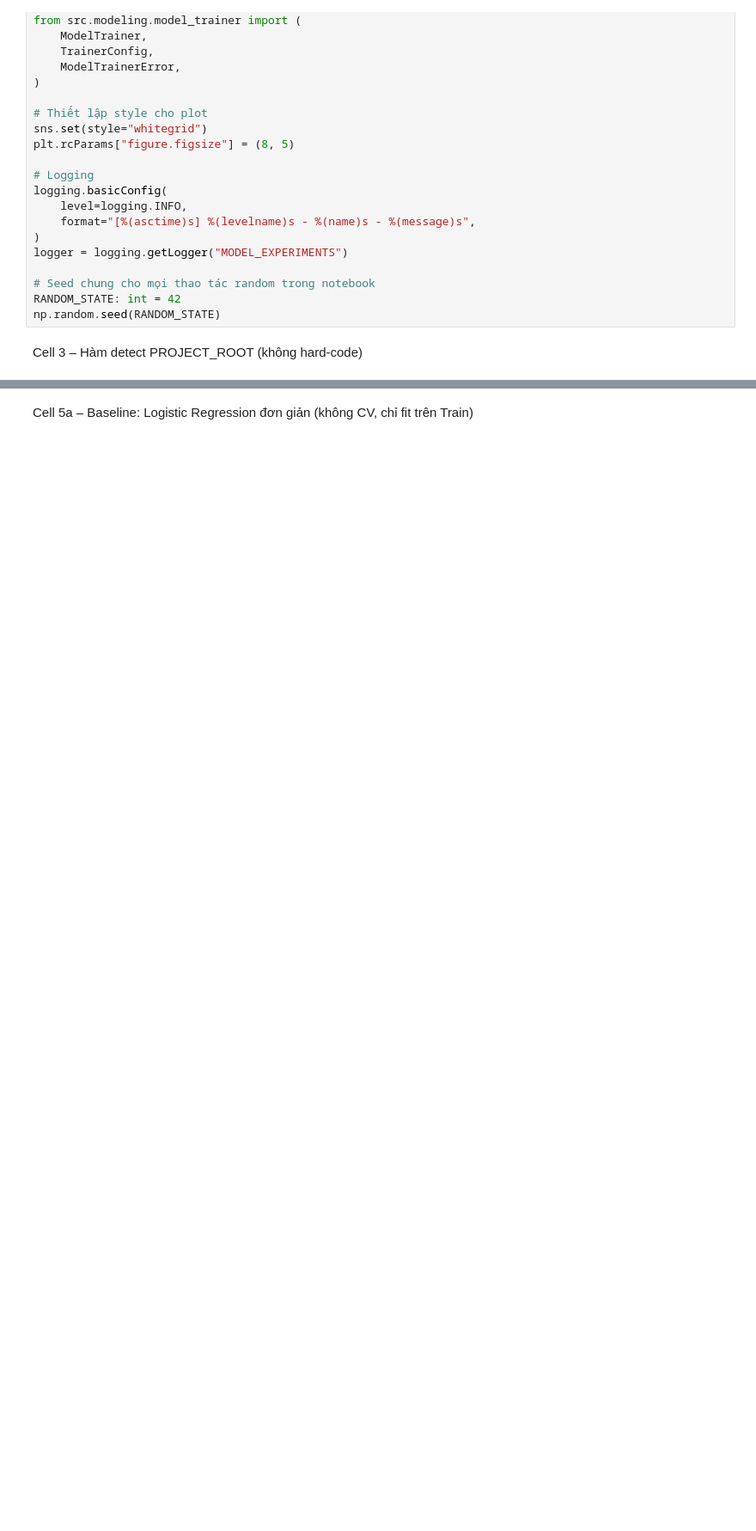
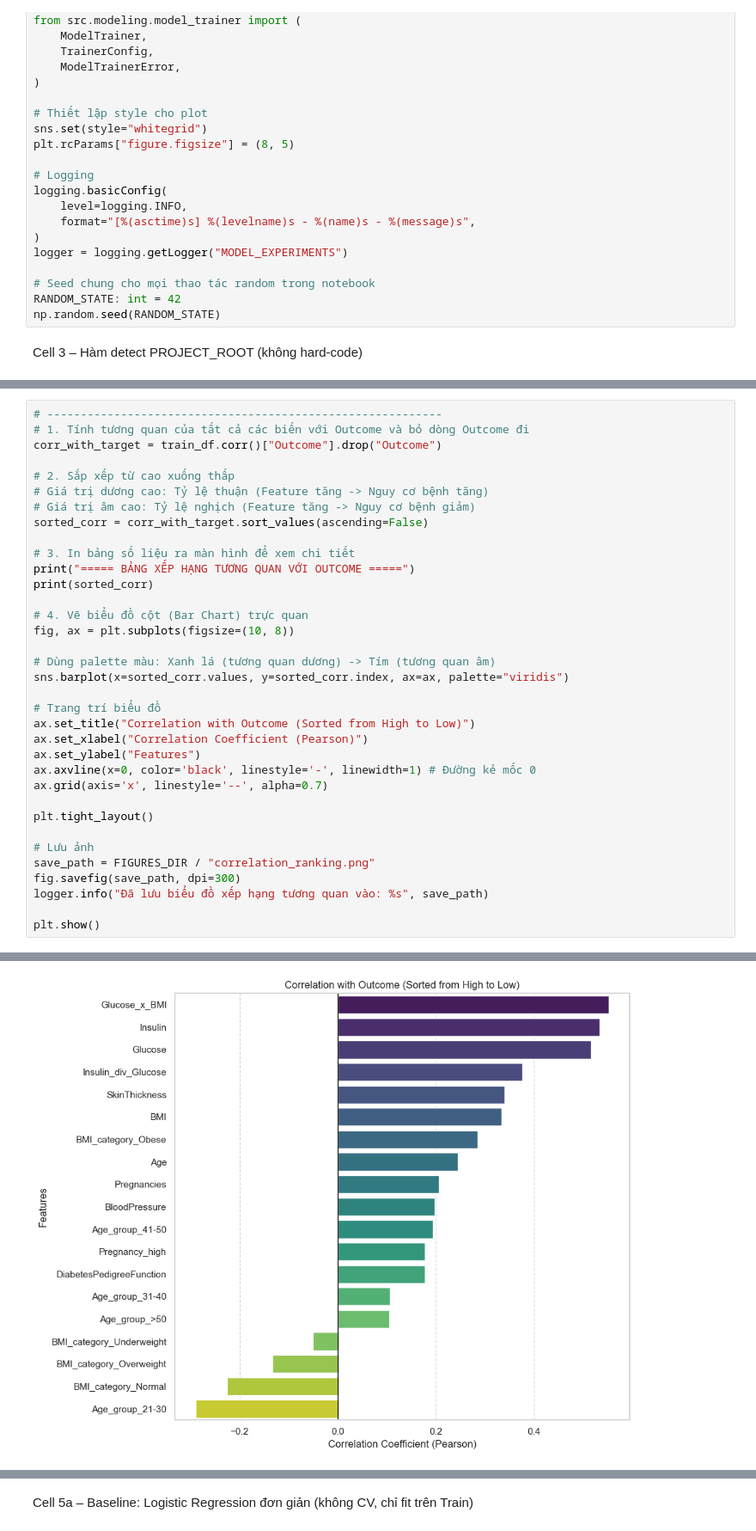
Before and after one commit to uythanhpham/Nhom-3--Python-cho-KHDL---2025---2026, a Jupyter notebook: pima-diabetes-project/notebooks/02_model_experiments.ipynb, the cells around one changed output, grey strips where cells are left out. Shown at 86% size. Cells and saved outputs as stored; diff of their text form; blank space fills up the shorter version.

```diff
--- a/pima-diabetes-project/notebooks/02_model_experiments.ipynb
+++ b/pima-diabetes-project/notebooks/02_model_experiments.ipynb
@@ -162,0 +201,36 @@ except Exception as e:
+# %%
+# -----------------------------------------------------------
+# 1. Tính tương quan của tất cả các biến với Outcome và bỏ dòng Outcome đi
+corr_with_target = train_df.corr()["Outcome"].drop("Outcome")
+
+# 2. Sắp xếp từ cao xuống thấp
+# Giá trị dương cao: Tỷ lệ thuận (Feature tăng -> Nguy cơ bệnh tăng)
+# Giá trị âm cao: Tỷ lệ nghịch (Feature tăng -> Nguy cơ bệnh giảm)
+sorted_corr = corr_with_target.sort_values(ascending=False)
+
+# 3. In bảng số liệu ra màn hình để xem chi tiết
+print("===== BẢNG XẾP HẠNG TƯƠNG QUAN VỚI OUTCOME =====")
+print(sorted_corr)
+
+# 4. Vẽ biểu đồ cột (Bar Chart) trực quan
+fig, ax = plt.subplots(figsize=(10, 8))
+
+# Dùng palette màu: Xanh lá (tương quan dương) -> Tím (tương quan âm)
+sns.barplot(x=sorted_corr.values, y=sorted_corr.index, ax=ax, palette="viridis")
+
+# Trang trí biểu đồ
+ax.set_title("Correlation with Outcome (Sorted from High to Low)")
+ax.set_xlabel("Correlation Coefficient (Pearson)")
+ax.set_ylabel("Features")
+ax.axvline(x=0, color='black', linestyle='-', linewidth=1) # Đường kẻ mốc 0
+ax.grid(axis='x', linestyle='--', alpha=0.7)
+
+plt.tight_layout()
+
+# Lưu ảnh
+save_path = FIGURES_DIR / "correlation_ranking.png"
+fig.savefig(save_path, dpi=300)
+logger.info("Đã lưu biểu đồ xếp hạng tương quan vào: %s", save_path)
+
+plt.show()
+# %% [output]
@@ -162,0 +258 @@ except Exception as e:
+[figure, added]
```
Also changed, not shown: parts of 16 cells of this notebook, 16 other files.
